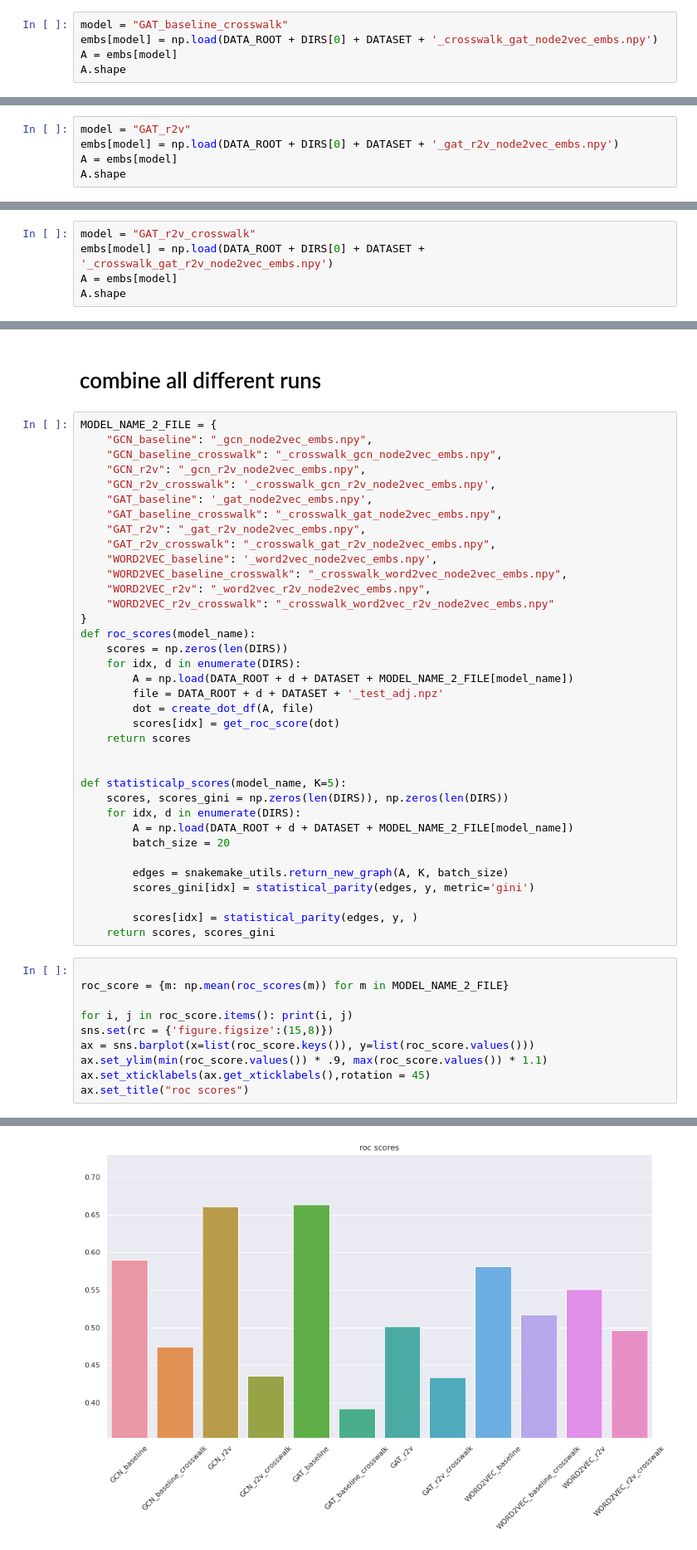
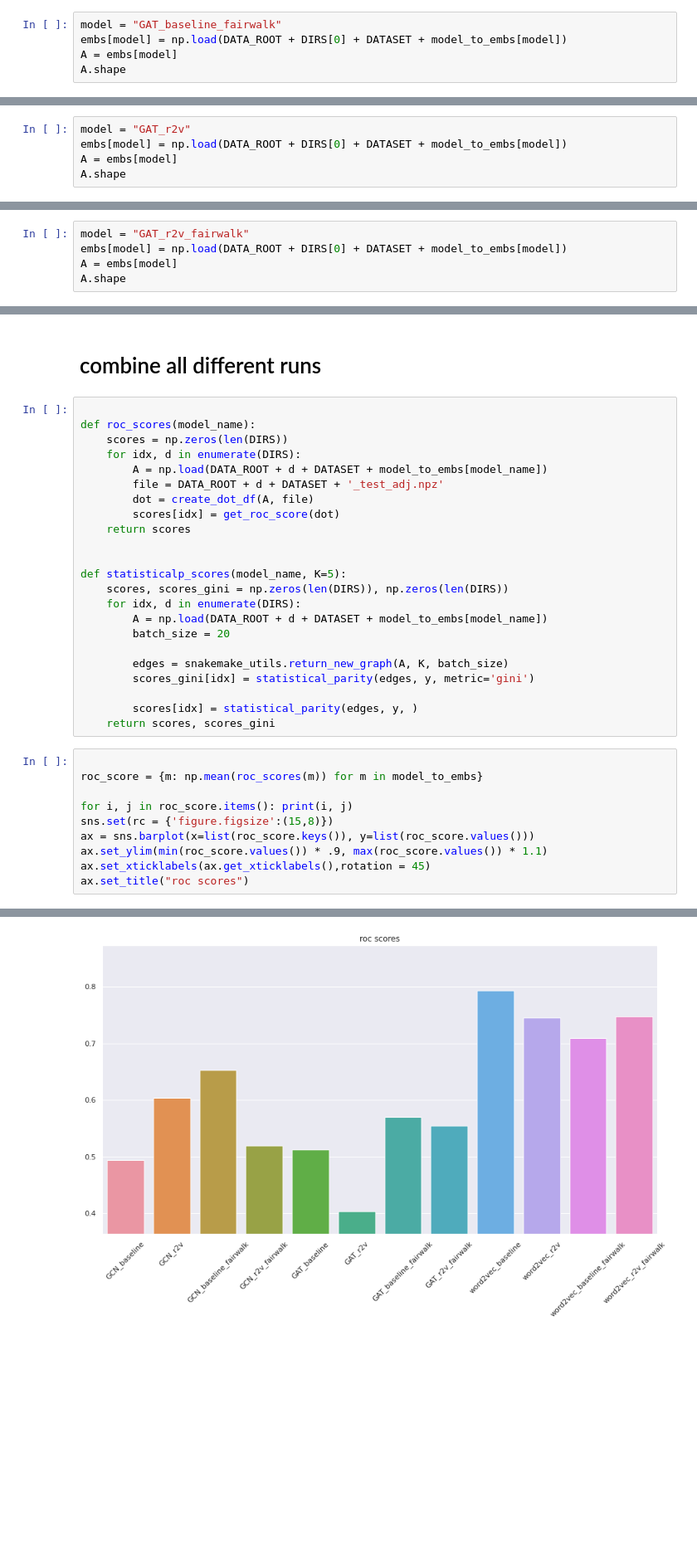
Before and after one commit to thunderock/residual2vec_, a Jupyter notebook: notebooks/RESULTS/scoring_polblog.ipynb, the cells around one changed output, grey strips where cells are left out. Shown at 83% size. Cells and saved outputs as stored; diff of their text form; blank space fills up the shorter version.

```diff
--- a/notebooks/RESULTS/scoring_polblog.ipynb
+++ b/notebooks/RESULTS/scoring_polblog.ipynb
@@ -400,6 +421,6 @@ WARNING clustering 1224 points to 35 centroids: please provide at least 1365 tra
 # %%
-model = "GAT_baseline_crosswalk"
-embs[model] = np.load(DATA_ROOT + DIRS[0] + DATASET + '_crosswalk_gat_node2vec_embs.npy')
+model = "GAT_baseline_fairwalk"
+embs[model] = np.load(DATA_ROOT + DIRS[0] + DATASET + model_to_embs[model])
 A = embs[model]
 A.shape
 # %% [output]
@@ -433,7 +454,7 @@ WARNING clustering 1224 points to 35 centroids: please provide at least 1365 tra
 # GAT ( r2v)
 # %%
 model = "GAT_r2v"
-embs[model] = np.load(DATA_ROOT + DIRS[0] + DATASET + '_gat_r2v_node2vec_embs.npy')
+embs[model] = np.load(DATA_ROOT + DIRS[0] + DATASET + model_to_embs[model])
 A = embs[model]
 A.shape
 # %% [output]
@@ -468,6 +489,6 @@ WARNING clustering 1224 points to 35 centroids: please provide at least 1365 tra
 # %%
-model = "GAT_r2v_crosswalk"
-embs[model] = np.load(DATA_ROOT + DIRS[0] + DATASET + '_crosswalk_gat_r2v_node2vec_embs.npy')
+model = "GAT_r2v_fairwalk"
+embs[model] = np.load(DATA_ROOT + DIRS[0] + DATASET + model_to_embs[model])
 A = embs[model]
 A.shape
 # %% [output]
@@ -629,24 +650,11 @@ Text(0.5, 1.0, 'sp scores vs # nn')
 # %% [markdown]
 # combine all different runs
 # %%
-MODEL_NAME_2_FILE = {
-    "GCN_baseline": "_gcn_node2vec_embs.npy",
-    "GCN_baseline_crosswalk": "_crosswalk_gcn_node2vec_embs.npy",
-    "GCN_r2v": "_gcn_r2v_node2vec_embs.npy",
-    "GCN_r2v_crosswalk": '_crosswalk_gcn_r2v_node2vec_embs.npy',
-    "GAT_baseline": '_gat_node2vec_embs.npy',
-    "GAT_baseline_crosswalk": "_crosswalk_gat_node2vec_embs.npy",
-    "GAT_r2v": "_gat_r2v_node2vec_embs.npy",
-    "GAT_r2v_crosswalk": "_crosswalk_gat_r2v_node2vec_embs.npy",
-    "WORD2VEC_baseline": '_word2vec_node2vec_embs.npy',
-    "WORD2VEC_baseline_crosswalk": "_crosswalk_word2vec_node2vec_embs.npy",
-    "WORD2VEC_r2v": "_word2vec_r2v_node2vec_embs.npy",
-    "WORD2VEC_r2v_crosswalk": "_crosswalk_word2vec_r2v_node2vec_embs.npy"
-}
+
 def roc_scores(model_name):
     scores = np.zeros(len(DIRS))
     for idx, d in enumerate(DIRS):
-        A = np.load(DATA_ROOT + d + DATASET + MODEL_NAME_2_FILE[model_name])
+        A = np.load(DATA_ROOT + d + DATASET + model_to_embs[model_name])
         file = DATA_ROOT + d + DATASET + '_test_adj.npz'
         dot = create_dot_df(A, file)
         scores[idx] = get_roc_score(dot)
@@ -656,7 +664,7 @@ def roc_scores(model_name):
 def statisticalp_scores(model_name, K=5):
     scores, scores_gini = np.zeros(len(DIRS)), np.zeros(len(DIRS))
     for idx, d in enumerate(DIRS):
-        A = np.load(DATA_ROOT + d + DATASET + MODEL_NAME_2_FILE[model_name])
+        A = np.load(DATA_ROOT + d + DATASET + model_to_embs[model_name])
         batch_size = 20
 
         edges = snakemake_utils.return_new_graph(A, K, batch_size)
@@ -666,7 +674,7 @@ def statisticalp_scores(model_name, K=5):
     return scores, scores_gini
 # %%
 
-roc_score = {m: np.mean(roc_scores(m)) for m in MODEL_NAME_2_FILE}
+roc_score = {m: np.mean(roc_scores(m)) for m in model_to_embs}
 
 for i, j in roc_score.items(): print(i, j)
 sns.set(rc = {'figure.figsize':(15,8)})
@@ -695,4 +703,4 @@ WORD2VEC_r2v_crosswalk 0.49595246923928443
 Text(0.5, 1.0, 'roc scores')
-[figure, old version]
+[figure, new version]
 # %%
 
```
Also changed, not shown: parts of 50 cells of this notebook, 6 other files.
